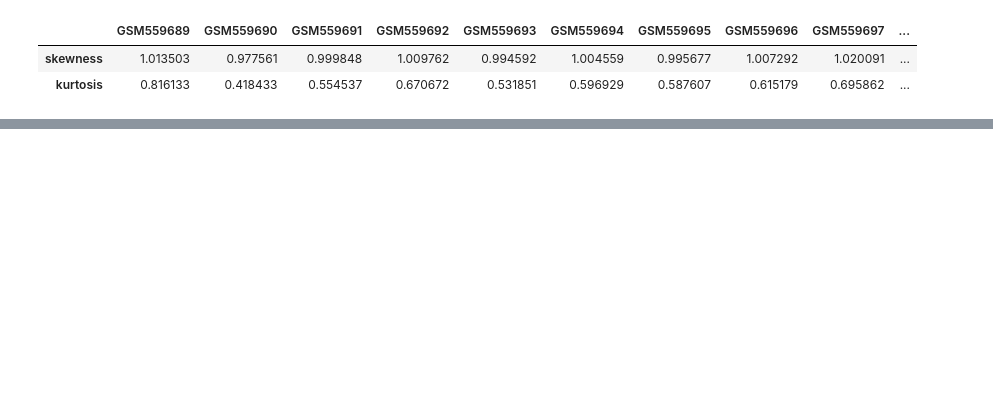
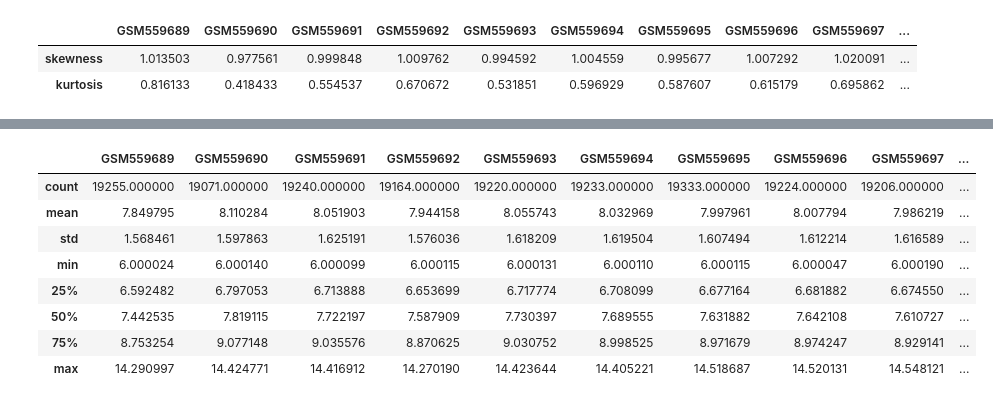
Before and after one commit to ramomar1992/bioinformatics-1-assignment-3, a Jupyter notebook: main.ipynb, the cells around one changed output, grey strips where cells are left out. Cells and saved outputs as stored; diff of their text form; code cells hidden in the pictures; blank space fills up the shorter version.

```diff
--- a/main.ipynb
+++ b/main.ipynb
@@ -123,0 +117,9 @@ pd.DataFrame(skewness_and_kurtosis)
+# %%
+# task 5:
+datasets_del_less_than_6 = {}
+for col in dataset_pre_processed.columns:
+  data = dataset_pre_processed[col][dataset_pre_processed[col] >= 6.0]
+  datasets_del_less_than_6[col] = data
+  plt.hist(x = data, bins = 100)
+  plt.xlabel('')
+  plt.show()
@@ -123,0 +139,13 @@ pd.DataFrame(skewness_and_kurtosis)
+# %%
+newDataSet = pd.DataFrame(datasets_del_less_than_6)
+newDataSet.describe()
+# %% [output]
+|  | GSM559689 | GSM559690 | GSM559691 | GSM559692 | GSM559693 | GSM559694 | GSM559695 | GSM559696 | GSM559697 | ... |
+| count | 19255.000000 | 19071.000000 | 19240.000000 | 19164.000000 | 19220.000000 | 19233.000000 | 19333.000000 | 19224.000000 | 19206.000000 | ... |
+| mean | 7.849795 | 8.110284 | 8.051903 | 7.944158 | 8.055743 | 8.032969 | 7.997961 | 8.007794 | 7.986219 | ... |
+| std | 1.568461 | 1.597863 | 1.625191 | 1.576036 | 1.618209 | 1.619504 | 1.607494 | 1.612214 | 1.616589 | ... |
+| min | 6.000024 | 6.000140 | 6.000099 | 6.000115 | 6.000131 | 6.000110 | 6.000115 | 6.000047 | 6.000190 | ... |
+| 25% | 6.592482 | 6.797053 | 6.713888 | 6.653699 | 6.717774 | 6.708099 | 6.677164 | 6.681882 | 6.674550 | ... |
+| 50% | 7.442535 | 7.819115 | 7.722197 | 7.587909 | 7.730397 | 7.689555 | 7.631882 | 7.642108 | 7.610727 | ... |
+| 75% | 8.753254 | 9.077148 | 9.035576 | 8.870625 | 9.030752 | 8.998525 | 8.971679 | 8.974247 | 8.929141 | ... |
+| max | 14.290997 | 14.424771 | 14.416912 | 14.270190 | 14.423644 | 14.405221 | 14.518687 | 14.520131 | 14.548121 | ... |
```
Also changed, not shown: parts of 14 cells of this notebook.
